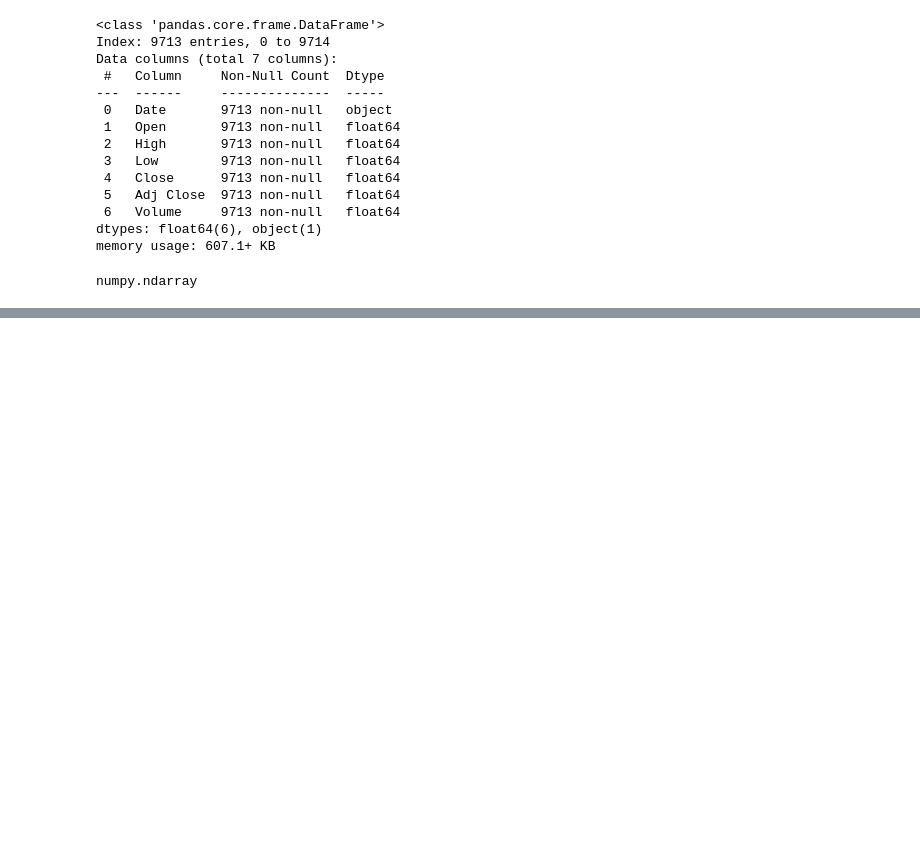
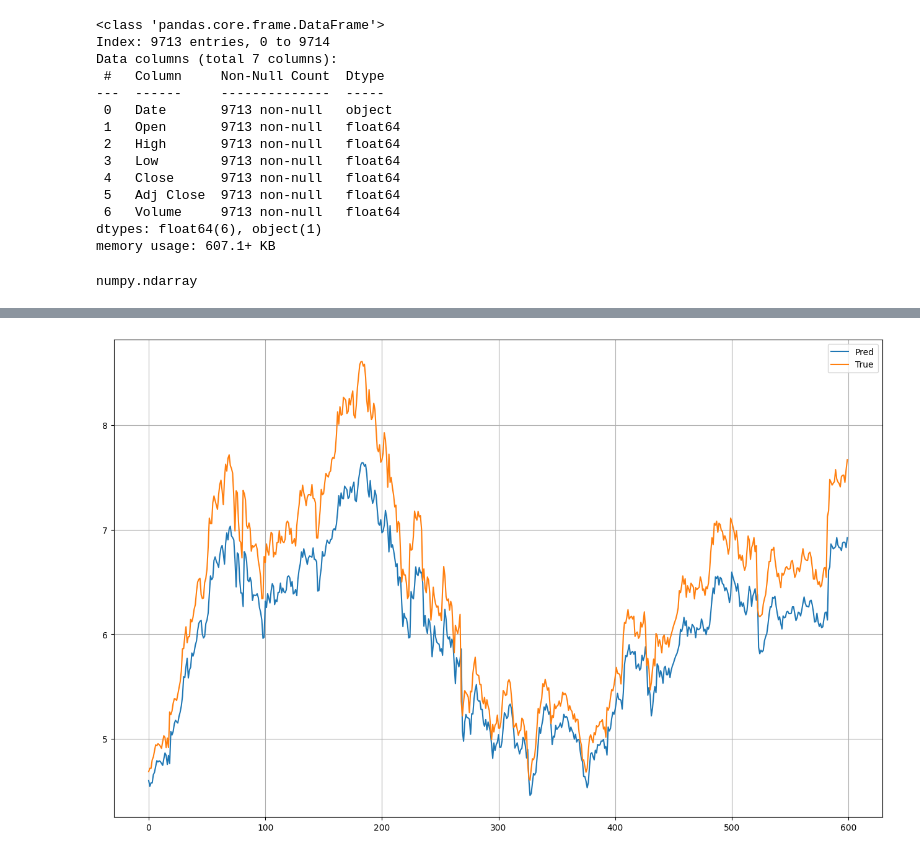
Before and after one commit to bsmoon-86/multicam_11, a Jupyter notebook: 20260522/03_RNN_exam.ipynb, the cells around one changed output, grey strips where cells are left out. Cells and saved outputs as stored; diff of their text form; code cells hidden in the pictures; blank space fills up the shorter version.

```diff
--- a/20260522/03_RNN_exam.ipynb
+++ b/20260522/03_RNN_exam.ipynb
@@ -392,0 +472,26 @@ Epoch : 20 , train_mse : 0.0015, test_mse : 132.0311
+# %%
+# 검증 데이터를 이용하여 예측 값을 생성하고 그래프 시각화
+aapl_model.eval()
+
+preds, trues = [], []
+
+with torch.no_grad():
+    for x, y in test_dl:
+        x = x.float()
+        y = y.float()
+        pred = aapl_model(x)
+
+        preds.append(pred.cpu())
+        trues.append(y.cpu())
+
+preds = torch.cat(preds, dim=0).squeeze(-1).numpy()
+trues = torch.cat(trues, dim=0).squeeze(-1).numpy()
+
+plt.figure(figsize=(16, 10))
+plt.plot(preds[:600], label = 'Pred')
+plt.plot(trues[:600], label = 'True')
+plt.legend()
+plt.grid()
+plt.show()
+# %% [output]
+[figure, added]
```
Also changed, not shown: parts of 14 cells of this notebook, 2 other files.
